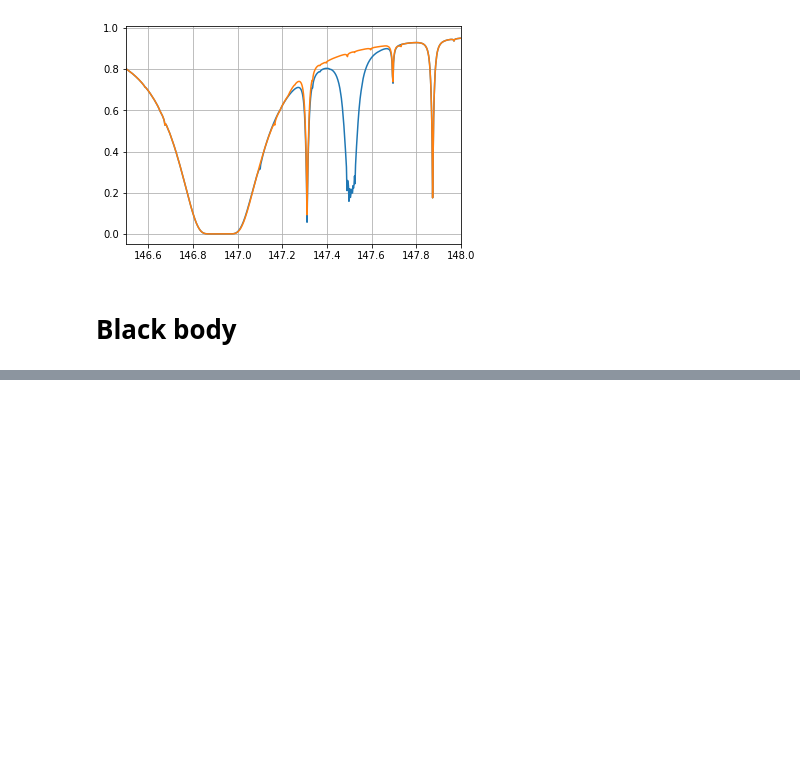
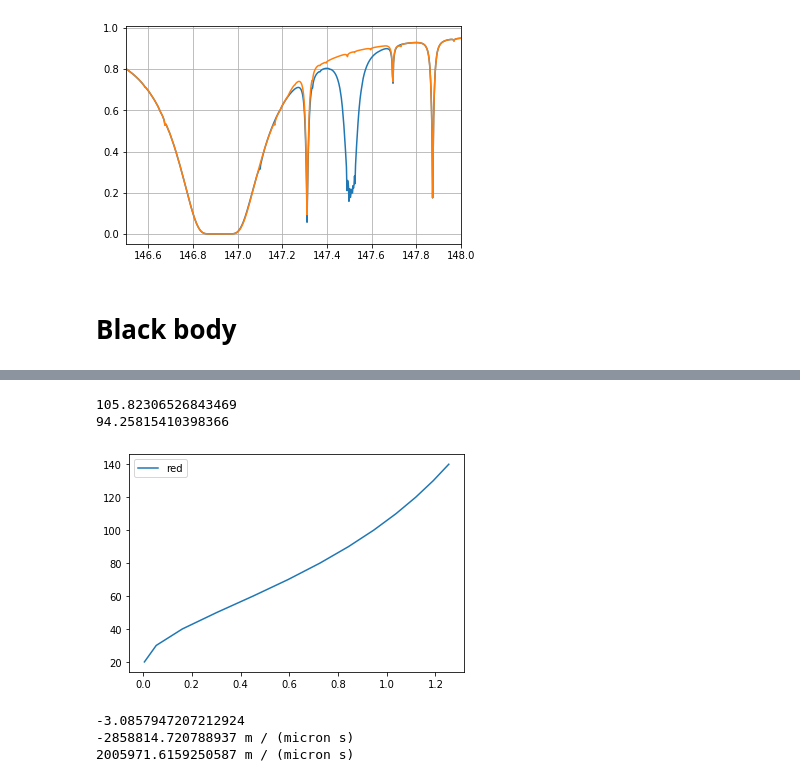
Before and after one commit to darioflute/fifipy, a Jupyter notebook: notebooks/AtranModels.ipynb, the cells around one changed output, grey strips where cells are left out. Drawn from its saved outputs; the diff is of its cells as text; code cells hidden in the pictures; blank space fills up the shorter version.

```diff
--- a/notebooks/AtranModels.ipynb
+++ b/notebooks/AtranModels.ipynb
@@ -509,0 +642,28 @@ plt.plot(wavelengths, flux_nu)
+# %%
+T = np.arange(20,150,10)*u.K
+eratio = []
+for T_ in T:
+    er = B2/blackbody_nu(149.45e-6*u.m, T_).value
+    eb = B1/blackbody_nu(61.625e-6*u.m, T_).value
+    eratio.append(er/eb)
+
+plt.plot(np.array(eratio),T, label='red')
+plt.legend()
+
+Topt = np.interp(1., np.array(eratio),T)
+print(Topt)
+emissivity = B2/blackbody_nu(149.45e-6*u.m, Topt).value
+print(emissivity)
+# %% [output]
+105.82306526843469
+94.25815410398366
+[figure, added]
+# %%
+print((np.log(B2/B1) - 3 *np.log(nu2/nu1)))
+print(nu1-nu2)
+
+print(nu1)
+# %% [output]
+-3.0857947207212924
+-2858814.720788937 m / (micron s)
+2005971.6159250587 m / (micron s)
```
Also changed, not shown: parts of 9 cells of this notebook.
